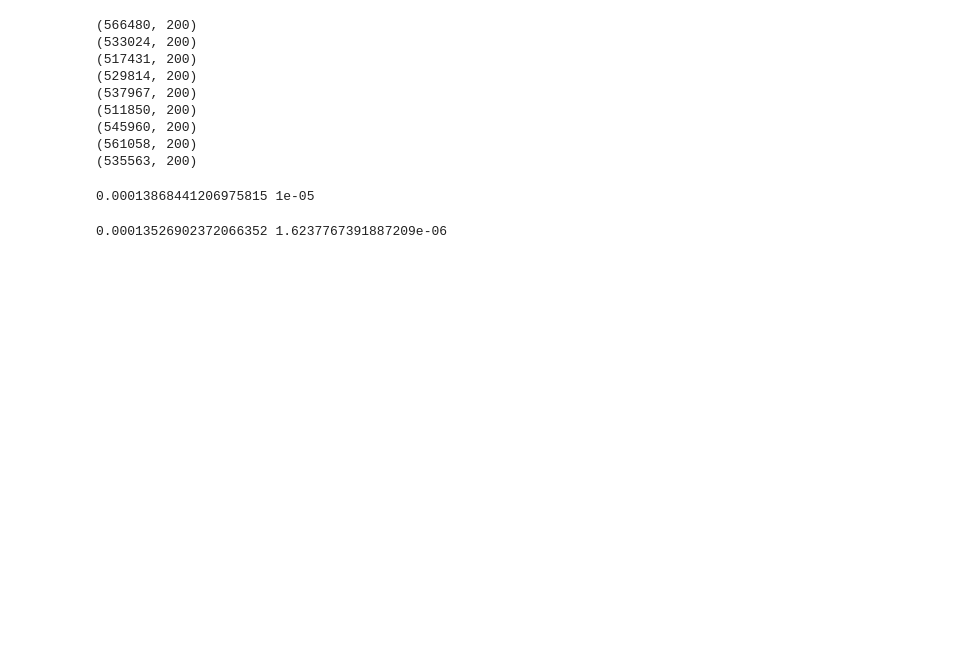
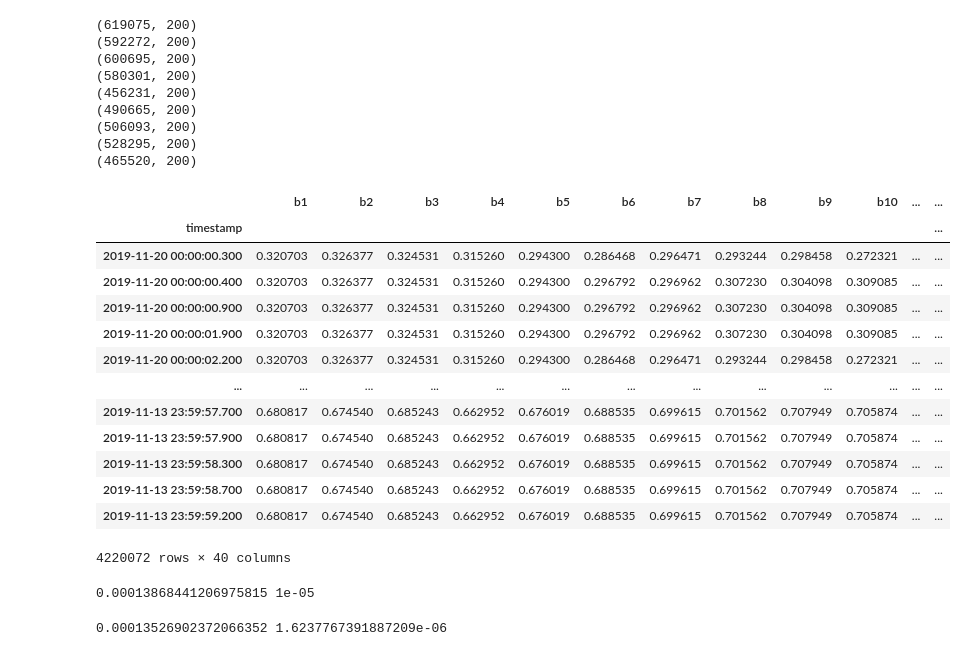
Before and after one commit to Globe-Research/deep-orderbook, a Jupyter notebook: CNN Deeplearning.ipynb, the cells around one changed output. Saved outputs shown, nothing was run; the diff lists cells and outputs as text; code cells hidden in the pictures; blank space fills up the shorter version.

Commit message:
Reviewing code, check if time reversed

```diff
--- a/CNN Deeplearning.ipynb
+++ b/CNN Deeplearning.ipynb
@@ -17,7 +27,6 @@ l2_snapshot = pd.DataFrame()
 day = pd.DataFrame()
 # %%
 count = 0
-day = pd.DataFrame()
 i = 0
 for x in os.listdir(paths):
     path = paths+x
@@ -56,17 +65,34 @@ for x in os.listdir(paths):
     if i>240:
         break
 # %% [output]
-(566480, 200)
-(533024, 200)
-(517431, 200)
-(529814, 200)
-(537967, 200)
-(511850, 200)
-(545960, 200)
-(561058, 200)
-(535563, 200)
+(619075, 200)
+(592272, 200)
+(600695, 200)
+(580301, 200)
+(456231, 200)
+(490665, 200)
+(506093, 200)
+(528295, 200)
+(465520, 200)
 # %%
 l2_snapshot_ = l2_snapshot[['b1','b2','b3','b4','b5','b6','b7','b8', 'b9', 'b10', 'a1','a2','a3','a4','a5','a6','a7','a8', 'a9', 'a10', 'bq1','bq2','bq3','bq4','bq5','bq6','bq7','bq8', 'bq9', 'bq10', 'aq1','aq2','aq3','aq4','aq5','aq6','aq7','aq8', 'aq9', 'aq10']]
+# %%
+l2_snapshot_ # Time is reversed, no 2019-11-12 used?
+# %% [output]
+|  | b1 | b2 | b3 | b4 | b5 | b6 | b7 | b8 | b9 | b10 | ... | ... |
+| timestamp |  |  |  |  |  |  |  |  |  |  |  | ... |
+| 2019-11-20 00:00:00.300 | 0.320703 | 0.326377 | 0.324531 | 0.315260 | 0.294300 | 0.286468 | 0.296471 | 0.293244 | 0.298458 | 0.272321 | ... | ... |
+| 2019-11-20 00:00:00.400 | 0.320703 | 0.326377 | 0.324531 | 0.315260 | 0.294300 | 0.296792 | 0.296962 | 0.307230 | 0.304098 | 0.309085 | ... | ... |
+| 2019-11-20 00:00:00.900 | 0.320703 | 0.326377 | 0.324531 | 0.315260 | 0.294300 | 0.296792 | 0.296962 | 0.307230 | 0.304098 | 0.309085 | ... | ... |
+| 2019-11-20 00:00:01.900 | 0.320703 | 0.326377 | 0.324531 | 0.315260 | 0.294300 | 0.296792 | 0.296962 | 0.307230 | 0.304098 | 0.309085 | ... | ... |
+| 2019-11-20 00:00:02.200 | 0.320703 | 0.326377 | 0.324531 | 0.315260 | 0.294300 | 0.286468 | 0.296471 | 0.293244 | 0.298458 | 0.272321 | ... | ... |
+| ... | ... | ... | ... | ... | ... | ... | ... | ... | ... | ... | ... | ... |
+| 2019-11-13 23:59:57.700 | 0.680817 | 0.674540 | 0.685243 | 0.662952 | 0.676019 | 0.688535 | 0.699615 | 0.701562 | 0.707949 | 0.705874 | ... | ... |
+| 2019-11-13 23:59:57.900 | 0.680817 | 0.674540 | 0.685243 | 0.662952 | 0.676019 | 0.688535 | 0.699615 | 0.701562 | 0.707949 | 0.705874 | ... | ... |
+| 2019-11-13 23:59:58.300 | 0.680817 | 0.674540 | 0.685243 | 0.662952 | 0.676019 | 0.688535 | 0.699615 | 0.701562 | 0.707949 | 0.705874 | ... | ... |
+| 2019-11-13 23:59:58.700 | 0.680817 | 0.674540 | 0.685243 | 0.662952 | 0.676019 | 0.688535 | 0.699615 | 0.701562 | 0.707949 | 0.705874 | ... | ... |
+| 2019-11-13 23:59:59.200 | 0.680817 | 0.674540 | 0.685243 | 0.662952 | 0.676019 | 0.688535 | 0.699615 | 0.701562 | 0.707949 | 0.705874 | ... | ... |
+4220072 rows × 40 columns
 # %%
 def generate_features_labels(df,ask, bid,k=20, alpha = 10e-5):
     df_ = df.copy()
```
Also changed, not shown: parts of 3 cells of this notebook.
